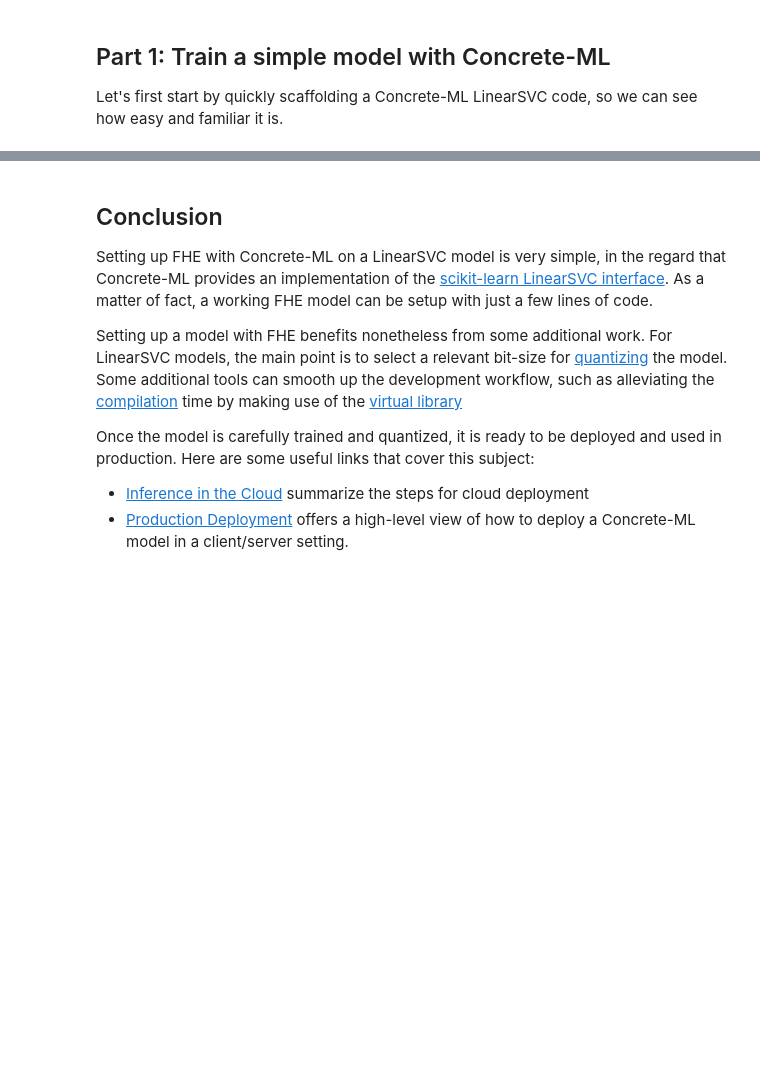
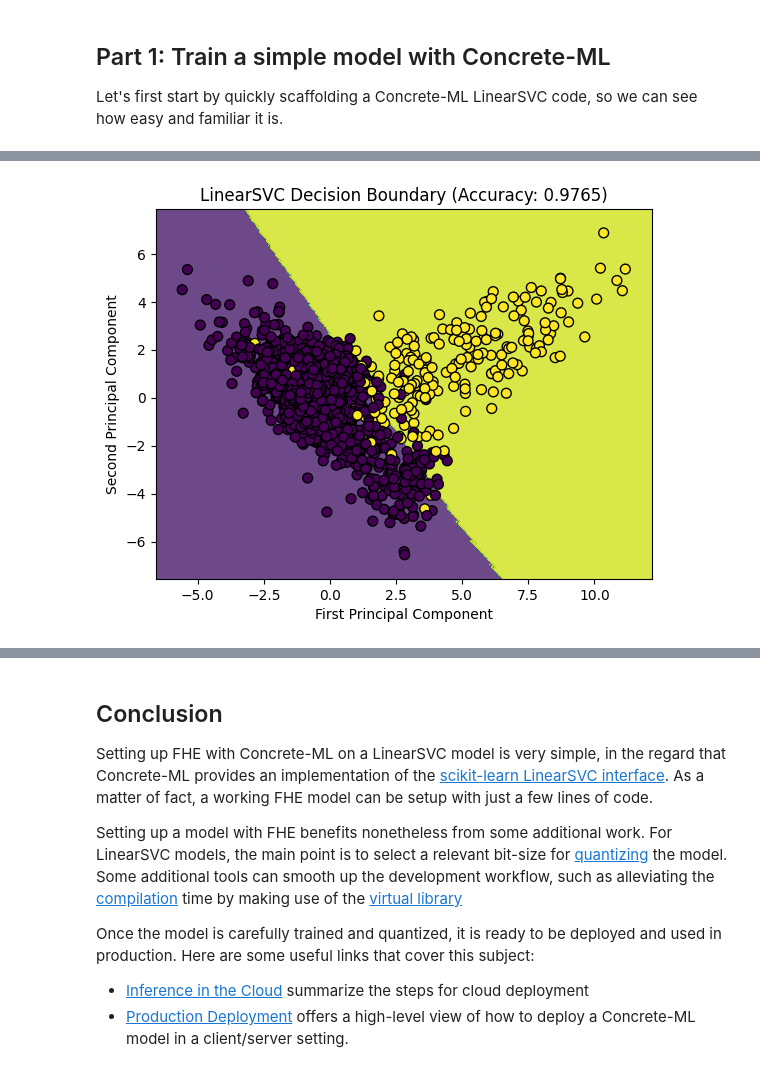
Before and after one commit to Quadratic-Labs/fhe-tutorials, a Jupyter notebook: concrete-ml/svm.ipynb, the cells around one changed output, grey strips where cells are left out. Saved outputs shown, nothing was run; the diff lists cells and outputs as text; code cells hidden in the pictures; blank space fills up the shorter version.

```diff
--- a/concrete-ml/svm.ipynb
+++ b/concrete-ml/svm.ipynb
@@ -148,0 +136,8 @@ print(f"Concrete-ML FHE Accuracy: {accuracy_concrete_fhe:.4f}")
+# %%
+# Perform the same steps with the Concrete-ML LinearSVC implementation
+svm_concrete = ConcreteLinearSVC(max_iter=100, n_bits=8)
+svm_concrete.fit(X_train, y_train)
+# plot the boundary
+plot_decision_boundary(svm_concrete, X_test, y_test)
+# %% [output]
+[figure, added]
```
Also changed, not shown: parts of 29 cells of this notebook.
